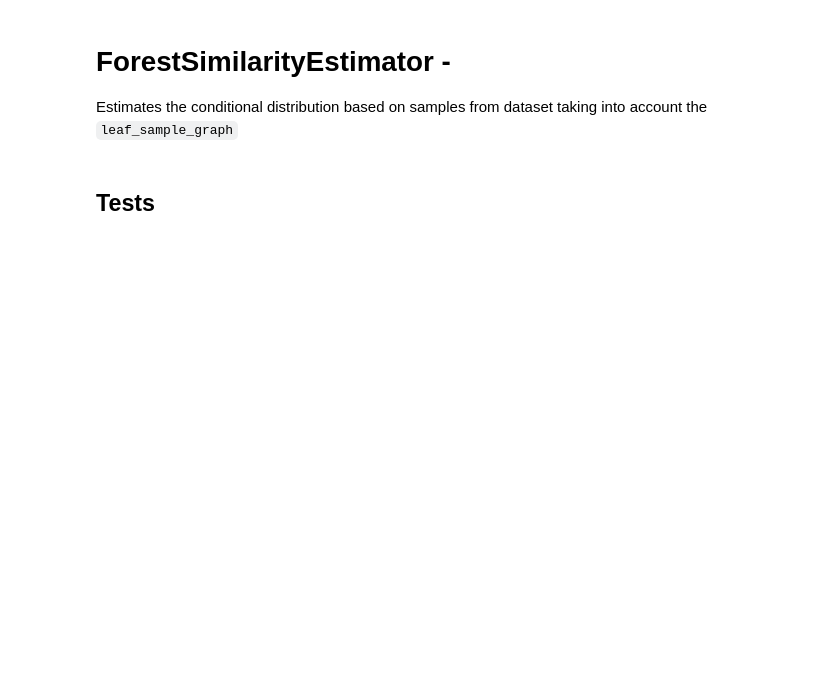
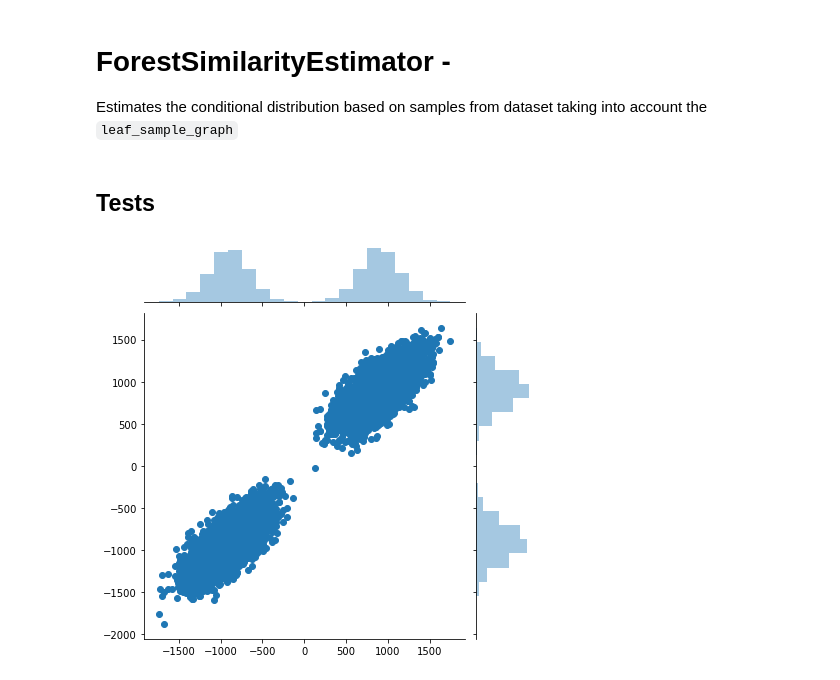
Before and after one commit to AlanGanem/scikit-density, a Jupyter notebook: notebooks/01_estimators.tree.ipynb, the cells around one changed output. Cells and saved outputs as stored; diff of their text form; code cells hidden in the pictures; blank space fills up the shorter version.

```diff
--- a/notebooks/01_estimators.tree.ipynb
+++ b/notebooks/01_estimators.tree.ipynb
@@ -188,23 +207,37 @@ Estimates the conditional distribution based on samples from dataset taking into
 # %%
 #
 import seaborn as sns
 from sklearn.datasets import make_regression
 from sklearn.preprocessing import QuantileTransformer
+from xgboost import XGBRegressor
 def make_heterogeneous_regression():
     pass
 
 X,y = make_regression(
     n_samples=10000,
     n_features=30,
     n_informative=15,
     n_targets=2,
-    bias=0.5,
+    bias=900,
     effective_rank=None,
-    tail_strength=1,
+    tail_strength=2,
     noise=0.2,
     shuffle=True,
     coef=False,
     random_state=None
 )
+
+bimodal_msk = np.random.randint(0,2,y.shape[0]).astype(bool)
+
+y[bimodal_msk] = -abs(y[bimodal_msk])
+
+
+#sns.distplot(y)
+sns.jointplot(y[:,0],y[:,1])
+
+X_train, X_test = X[:8000], X[8000:]
+y_train, y_test = y[:8000], y[8000:]
+# %% [output]
+[figure, added]
 # %%
 qt = QuantileTransformer(output_distribution = 'normal')
```
Also changed, not shown: parts of 12 cells of this notebook, 2 other files.
